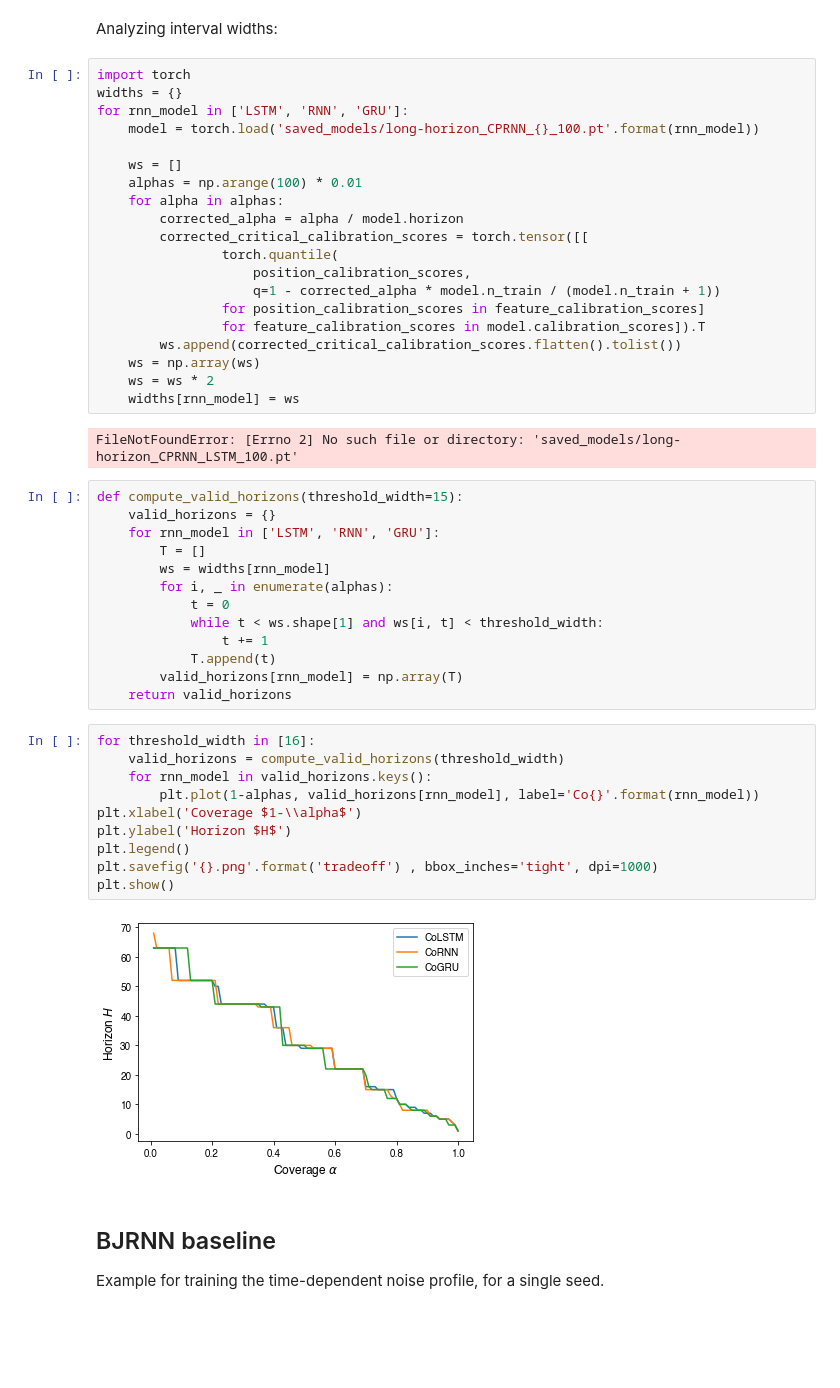
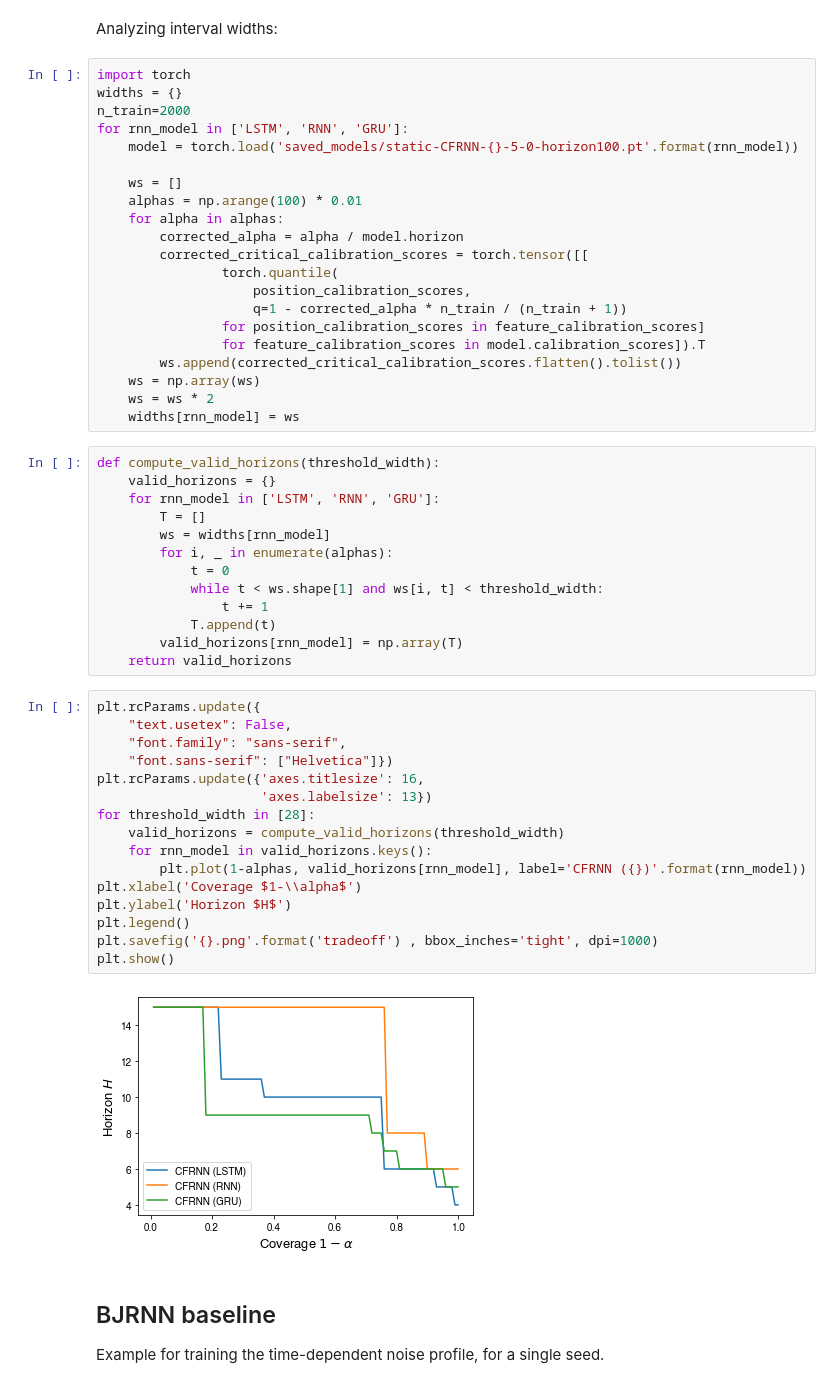
Before and after one commit to kamilest/conformal-rnn, a Jupyter notebook: synthetic.ipynb, the cells around one changed output. Cells and saved outputs as stored; diff of their text form; blank space fills up the shorter version.

Commit message:
Update figures and notebooks.

```diff
--- a/synthetic.ipynb
+++ b/synthetic.ipynb
@@ -260,8 +346,9 @@ Analyzing interval widths:
 # %%
 import torch
 widths = {}
+n_train=2000
 for rnn_model in ['LSTM', 'RNN', 'GRU']:
-    model = torch.load('saved_models/long-horizon_CPRNN_{}_100.pt'.format(rnn_model))
+    model = torch.load('saved_models/static-CFRNN-{}-5-0-horizon100.pt'.format(rnn_model))
 
     ws = []
     alphas = np.arange(100) * 0.01
@@ -270,17 +357,15 @@ for rnn_model in ['LSTM', 'RNN', 'GRU']:
         corrected_critical_calibration_scores = torch.tensor([[
                 torch.quantile(
                     position_calibration_scores,
-                    q=1 - corrected_alpha * model.n_train / (model.n_train + 1))
+                    q=1 - corrected_alpha * n_train / (n_train + 1))
                 for position_calibration_scores in feature_calibration_scores]
                 for feature_calibration_scores in model.calibration_scores]).T
         ws.append(corrected_critical_calibration_scores.flatten().tolist())
     ws = np.array(ws)
     ws = ws * 2
     widths[rnn_model] = ws
-# %% [output]
-FileNotFoundError: [Errno 2] No such file or directory: 'saved_models/long-horizon_CPRNN_LSTM_100.pt'
 # %%
-def compute_valid_horizons(threshold_width=15):
+def compute_valid_horizons(threshold_width):
     valid_horizons = {}
     for rnn_model in ['LSTM', 'RNN', 'GRU']:
         T = []
@@ -293,17 +378,23 @@ def compute_valid_horizons(threshold_width=15):
         valid_horizons[rnn_model] = np.array(T)
     return valid_horizons
 # %%
-for threshold_width in [16]:
+plt.rcParams.update({
+    "text.usetex": False,
+    "font.family": "sans-serif",
+    "font.sans-serif": ["Helvetica"]})
+plt.rcParams.update({'axes.titlesize': 16,
+                     'axes.labelsize': 13})
+for threshold_width in [28]:
     valid_horizons = compute_valid_horizons(threshold_width)
     for rnn_model in valid_horizons.keys():
-        plt.plot(1-alphas, valid_horizons[rnn_model], label='Co{}'.format(rnn_model))
+        plt.plot(1-alphas, valid_horizons[rnn_model], label='CFRNN ({})'.format(rnn_model))
 plt.xlabel('Coverage $1-\\alpha$')
 plt.ylabel('Horizon $H$')
 plt.legend()
 plt.savefig('{}.png'.format('tradeoff') , bbox_inches='tight', dpi=1000)
 plt.show()
 # %% [output]
-[figure, old version]
+[figure, new version]
 # %% [markdown]
 ## BJRNN baseline
 
```
Also changed, not shown: parts of 24 cells of this notebook, 5 other files.
